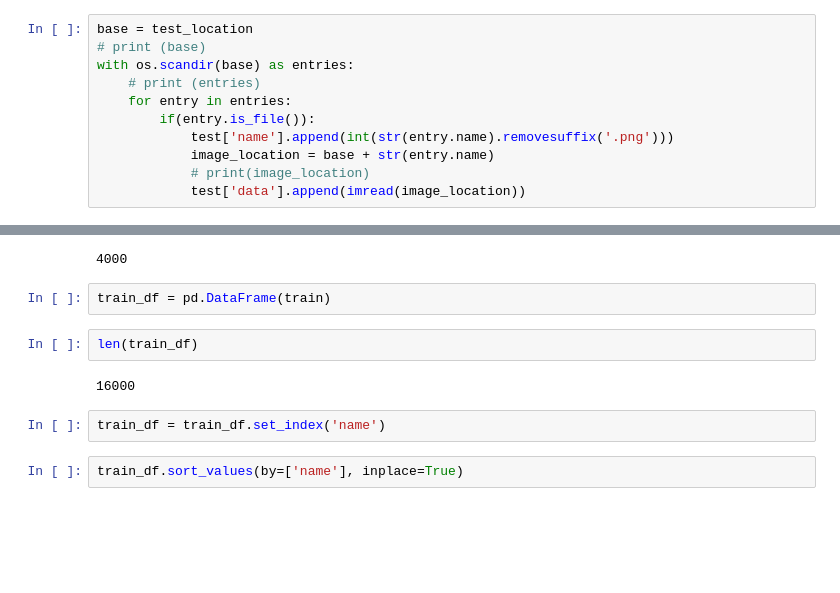
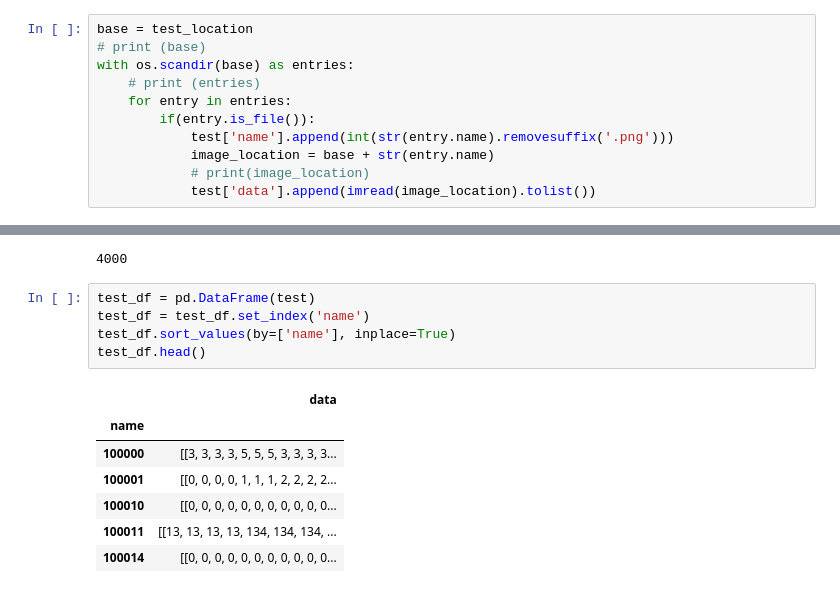
Before and after one commit to KishoreKB2711/Deep-Learning, a Jupyter notebook: Project 2/Project2.ipynb, the cells around one changed output, grey strips where cells are left out. Drawn from its saved outputs; the diff is of its cells as text; blank space fills up the shorter version.

```diff
--- a/Project 2/Project2.ipynb
+++ b/Project 2/Project2.ipynb
@@ -77,18 +129,21 @@ with os.scandir(base) as entries:
             test['name'].append(int(str(entry.name).removesuffix('.png')))
             image_location = base + str(entry.name)
             # print(image_location)
-            test['data'].append(imread(image_location))
+            test['data'].append(imread(image_location).tolist())
 # %%
 len(test['data'])
 # %% [output]
 4000
-# %%
-train_df = pd.DataFrame(train)
-# %%
-len(train_df)
-# %% [output]
-16000
-# %%
-train_df = train_df.set_index('name')
 # %%
-train_df.sort_values(by=['name'], inplace=True)
+test_df = pd.DataFrame(test)
+test_df = test_df.set_index('name')
+test_df.sort_values(by=['name'], inplace=True)
+test_df.head()
+# %% [output]
+|  | data |
+| name |  |
+| 100000 | [[3, 3, 3, 3, 5, 5, 5, 3, 3, 3, 3... |
+| 100001 | [[0, 0, 0, 0, 1, 1, 1, 2, 2, 2, 2... |
+| 100010 | [[0, 0, 0, 0, 0, 0, 0, 0, 0, 0, 0... |
+| 100011 | [[13, 13, 13, 13, 134, 134, 134, ... |
+| 100014 | [[0, 0, 0, 0, 0, 0, 0, 0, 0, 0, 0... |
```
Also changed, not shown: parts of 30 cells of this notebook.
